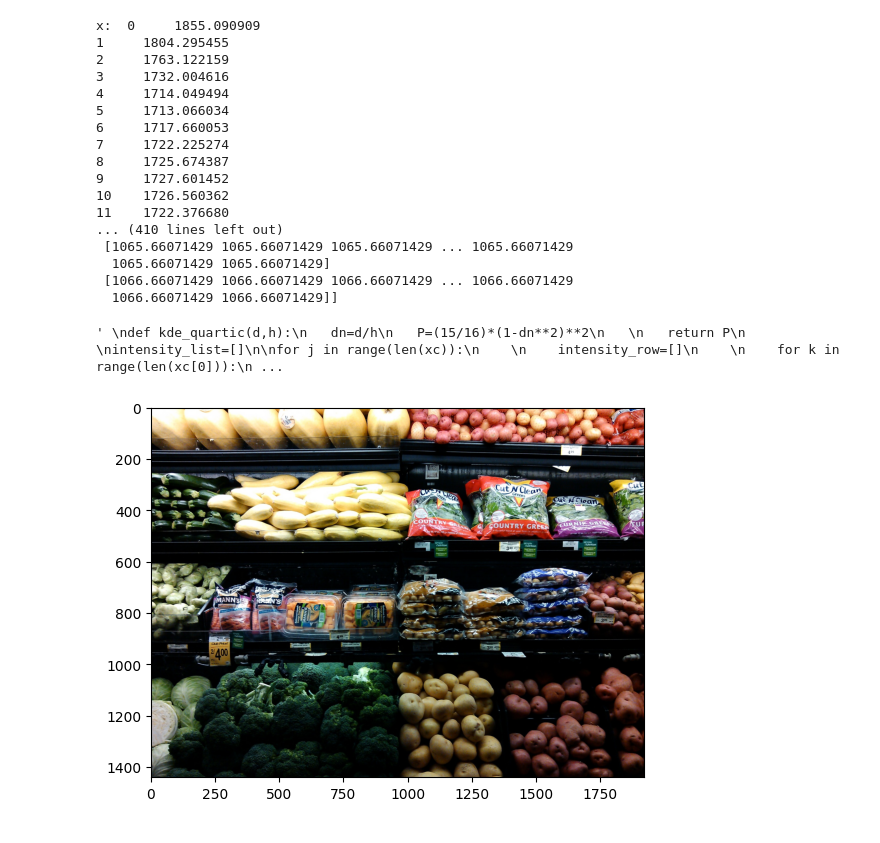
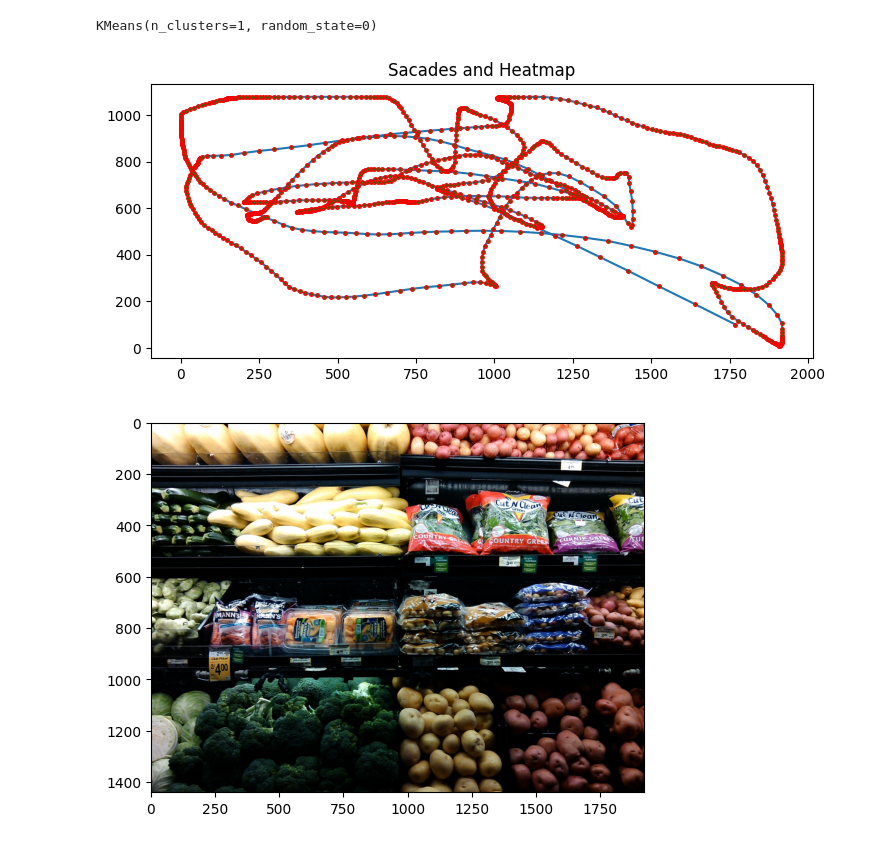
Before and after one commit to brain-facens/EyeHeadTrack, a Jupyter notebook: vision/scripts/gaze_plot.ipynb, the cells around one changed output. Saved outputs shown, nothing was run; the diff lists cells and outputs as text; code cells hidden in the pictures.

```diff
--- a/vision/scripts/gaze_plot.ipynb
+++ b/vision/scripts/gaze_plot.ipynb
@@ -46,3 +42,15 @@ plt.show()
+# %%
+from sklearn.cluster import KMeans
+x = dataset.x
+x = [x.to_numpy()]
+y = dataset.y
+y = [y.to_numpy()]
+
+
+kmeans = KMeans(n_clusters = 1, random_state = 0)
+kmeans.fit(x)
+# %% [output]
+KMeans(n_clusters=1, random_state=0)
 # %%
 plt.rcParams["figure.figsize"] = [7.50, 3.50]
 plt.rcParams["figure.autolayout"] = True
@@ -67,7 +75,7 @@ yc             = y_mesh+(grid_size/2)
 
 print('x: ', x)
 print('------------')
-print('y: ', y)
+print('y: ', y) marker=".",
 print('------------')
 print('datetime: ', datetime)
 print('------------')
@@ -93,69 +101,47 @@ print('y_mesh: ', y_mesh)
 print('------------')
 print('xc: ', xc)
 print('------------')
-print('yc: ', yc)
+print('yc: ', yc) """
 
-"""
-def kde_quartic(d,h):
+
+""" def kde_quartic(d,h):
    dn=d/h
    P=(15/16)*(1-dn**2)**2
 
    return P
 
 intensity_list=[]
 
 for j in range(len(xc)):
 
     intensity_row=[]
 
     for k in range(len(xc[0])):
         kde_value_list=[]
 
         for i in range(len(x)):
             #CALCULATE DISTANCE
             d=math.sqrt((xc[j][k]-x[i])**2+(yc[j][k]-y[i])**2)
             if d<=h:
                 p=kde_quartic(d,h)
             else:
                 p=0
             kde_value_list.append(p)
             #print('D -> ', d)
 
-        print('kde_value_list -> ', kde_value_list)
+        #print('kde_value_list -> ', kde_value_list)
 
         #SUM ALL INTENSITY VALUE
         p_total=sum(kde_value_list)
-        intensity_row.append(p_total)
 
-    intensity_list.append(intensity_row)
-
-intensity = np.array(intensity_list)
 
 plt.title("Sacades and Heatmap")
-plt.pcolormesh(x_mesh,y_mesh,intensity)
-plt.plot(x,y,'r', linestyle = '-')
-plt.colorbar()
+#plt.pcolormesh(x_mesh,y_mesh,intensity)
+plt.plot(x, y, marker=".", markersize=5, markeredgecolor="red", markerfacecolor="green")
+#plt.colorbar()
 plt.show()
-  """
 # %% [output]
-x:  0     1855.090909
-1     1804.295455
-2     1763.122159
-3     1732.004616
-4     1714.049494
-5     1713.066034
-6     1717.660053
-7     1722.225274
-8     1725.674387
-9     1727.601452
-10    1726.560362
-11    1722.376680
-... (410 lines left out)
- [1065.66071429 1065.66071429 1065.66071429 ... 1065.66071429
-  1065.66071429 1065.66071429]
- [1066.66071429 1066.66071429 1066.66071429 ... 1066.66071429
-  1066.66071429 1066.66071429]]
-' \ndef kde_quartic(d,h):\n   dn=d/h\n   P=(15/16)*(1-dn**2)**2\n   \n   return P\n \nintensity_list=[]\n\nfor j in range(len(xc)):\n    \n    intensity_row=[]\n    \n    for k in range(len(xc[0])):\n ...
+[figure, added]
 # %%
 img = cv2.imread('/home/nata-brain/camera_ws/src/EyeHeadTrack/vision/test_images/grocery-412912_1920.jpg')
 img = cv2.cvtColor(img, cv2.COLOR_BGR2RGB)
```
Also changed, not shown: parts of 5 cells of this notebook, 1 other file.
